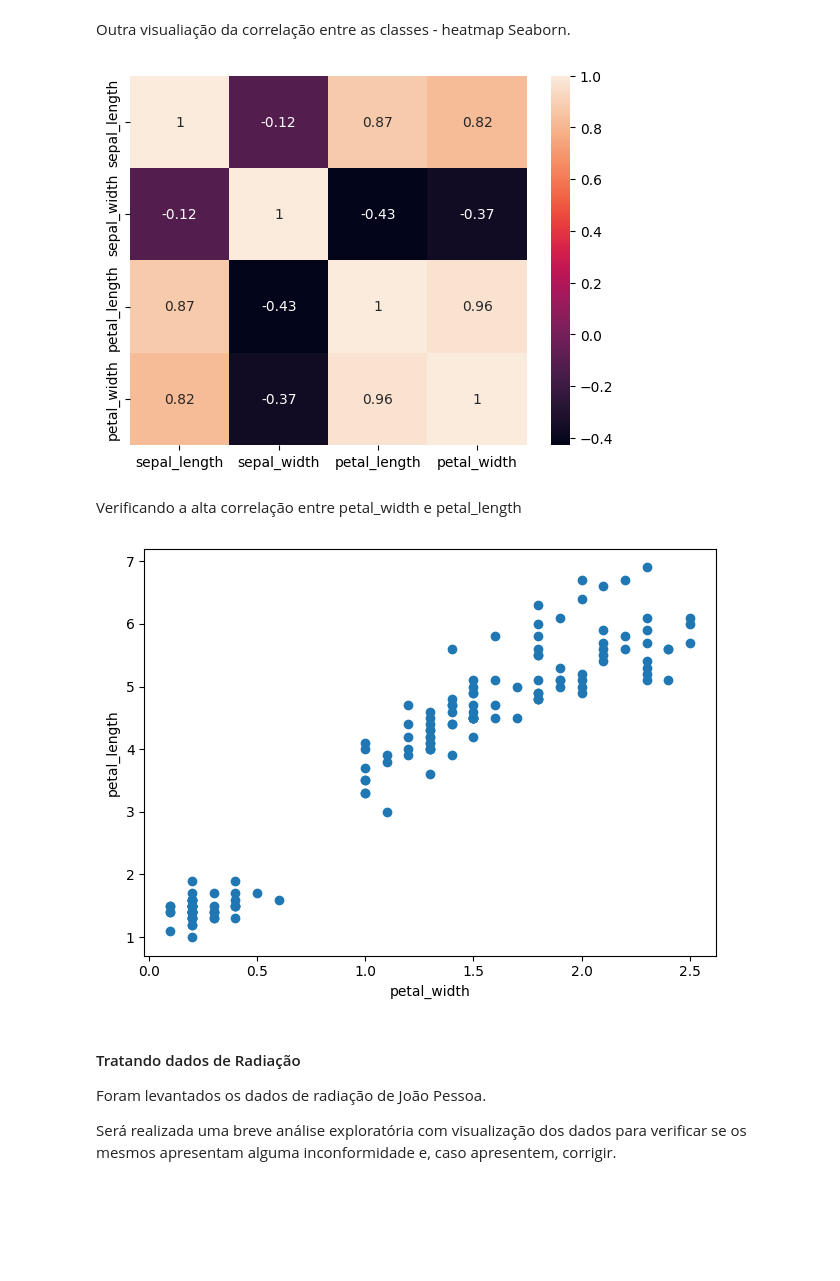
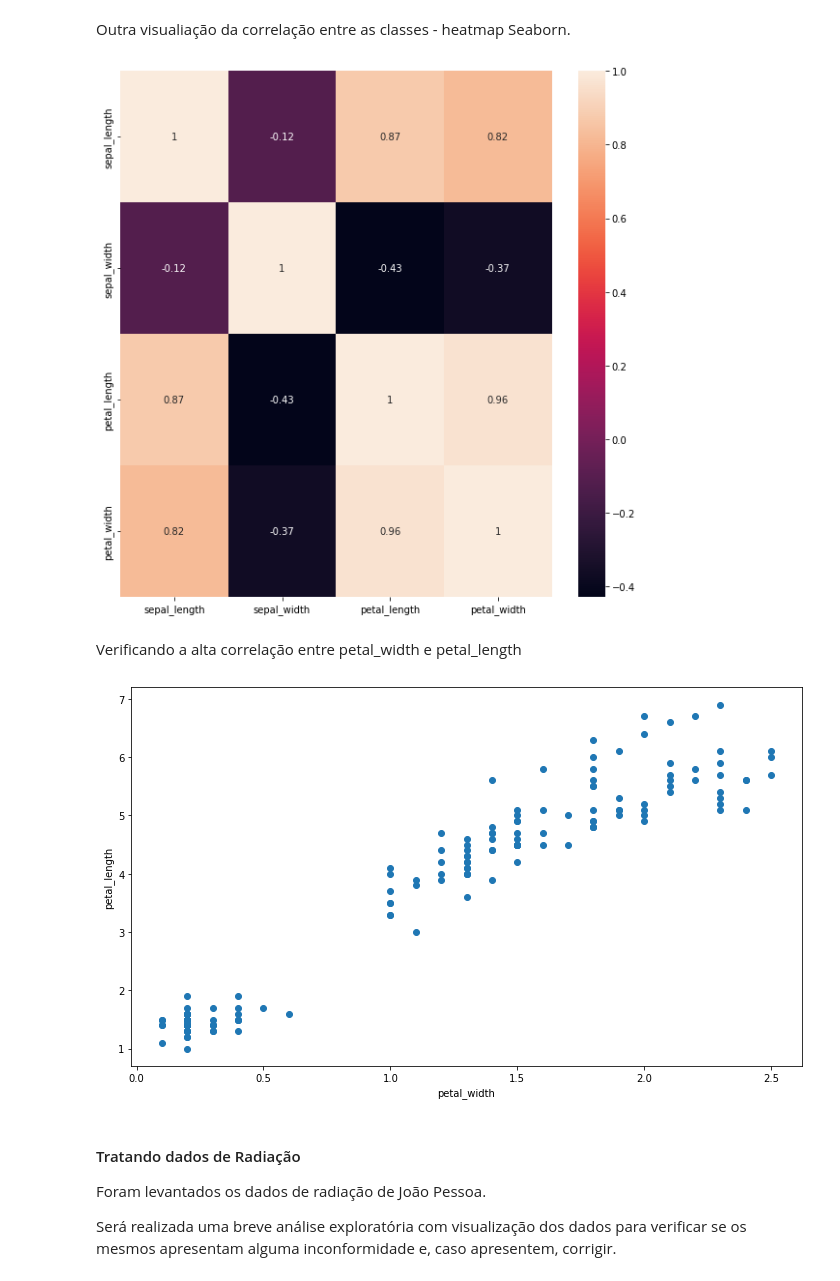
Before and after one commit to joceliovieira/treinamento_data_viz, a Jupyter notebook: Treinamento_Matplotlib.ipynb, the cells around one changed output. Drawn from its saved outputs; the diff is of its cells as text; code cells hidden in the pictures; blank space fills up the shorter version.

```diff
--- a/Treinamento_Matplotlib.ipynb
+++ b/Treinamento_Matplotlib.ipynb
@@ -590,20 +594,22 @@ De forma geral, a espécie Setosa se diferencia das outras 2 espécies em termos
 # %% [markdown]
 Outra visualiação da correlação entre as classes - heatmap Seaborn.
 # %%
+plt.figure(figsize=(10,10))
 sns.heatmap(df.corr(method='pearson'), annot=True)
 plt.show()
 # %% [output]
-[figure, old version]
+[figure, new version]
 # %% [markdown]
 Verificando a alta correlação entre petal_width e petal_length
 # %%
+plt.figure(figsize=(10,6))
 plt.scatter(x='petal_width', y='petal_length', data = df)
 plt.xlabel('petal_width')
 plt.ylabel('petal_length')
 plt.tight_layout()
 plt.show()
 # %% [output]
-[figure, old version]
+[figure, new version]
 # %% [markdown]
 #### Tratando dados de Radiação
 
```
Also changed, not shown: parts of 19 cells of this notebook.
